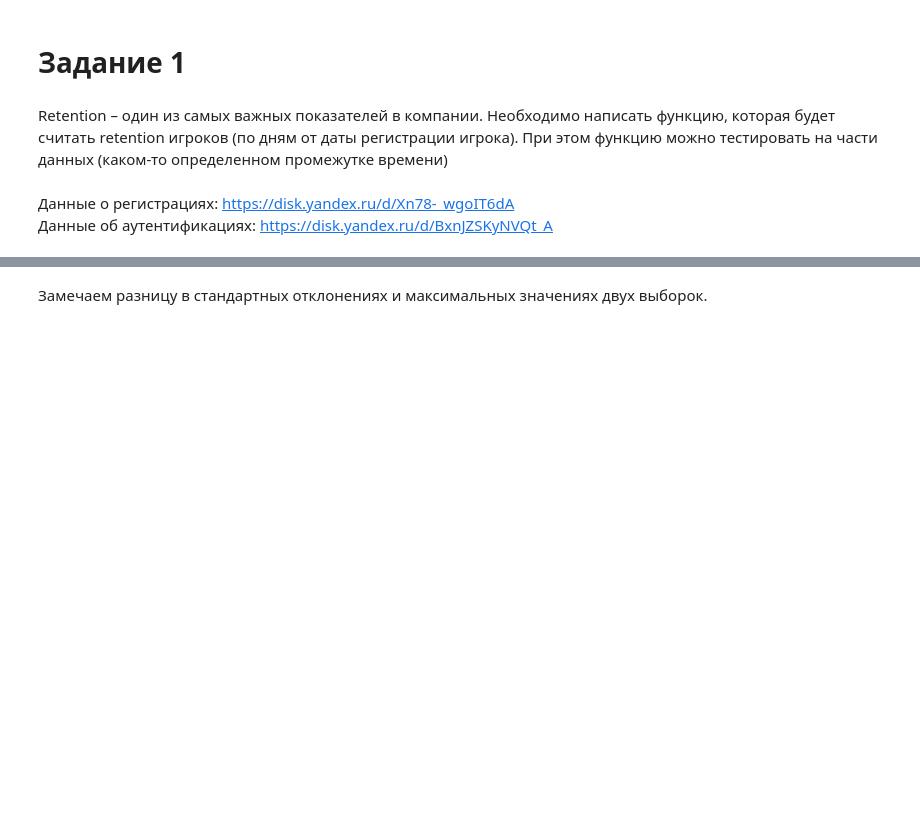
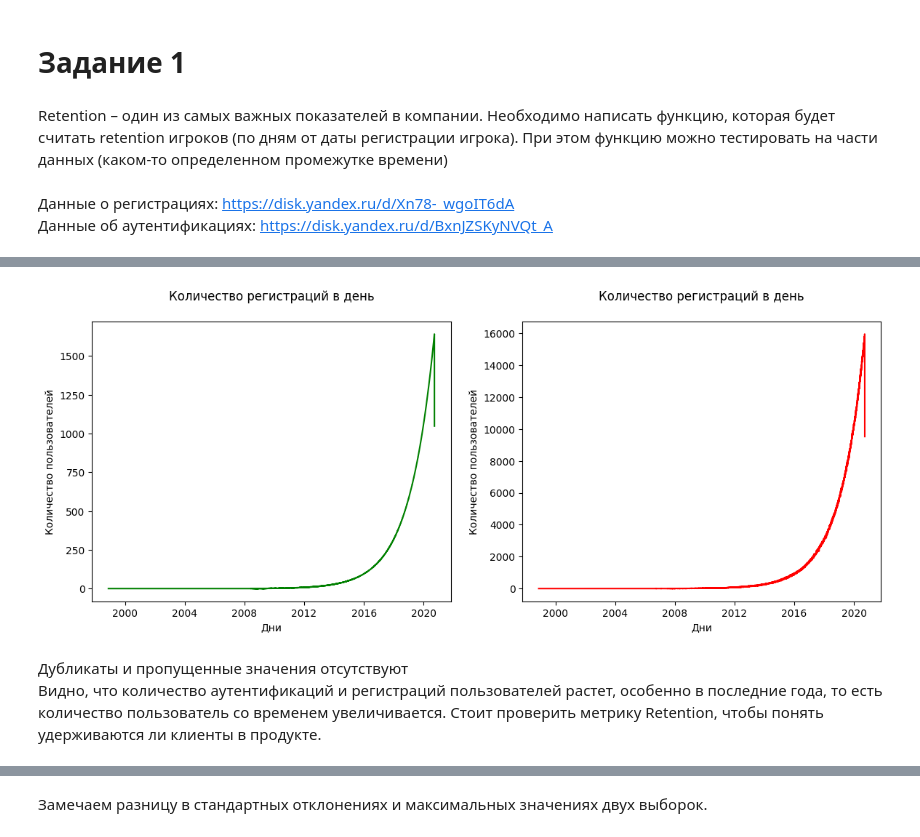
Before and after one commit to equi1p/game_analyst, a Jupyter notebook: Game_project.ipynb, the cells around one changed output, grey strips where cells are left out. Drawn from its saved outputs; the diff is of its cells as text; code cells hidden in the pictures; blank space fills up the shorter version.

```diff
--- a/Game_project.ipynb
+++ b/Game_project.ipynb
@@ -30,0 +67,4 @@ Retention – один из самых важных показателей в к
+# %%
+# Переведем дату в соответвующий формат
+reg.reg_ts = pd.to_datetime(reg.reg_ts, unit='s')
+auth.auth_ts = pd.to_datetime(auth.auth_ts, unit='s')
@@ -31,3 +89,31 @@ Retention – один из самых важных показателей в к
+# %%
+reg_auth = pd.merge(auth, reg, on = 'uid', how = 'left')
+# %%
+reg_auth['month_auth'] = reg_auth.auth_ts.dt.date
+reg_auth['month_reg'] = reg_auth.reg_ts.dt.date
+# %%
+reg_per_month = reg_auth.groupby('month_reg').uid.nunique()
+auth_per_month = reg_auth.groupby('month_auth').uid.nunique()
+# %%
+plt.figure(figsize=(14,5))
+plt.subplot(1,2,1)
+reg_per_month.plot(color = 'g')
+plt.title('Количество регистраций в день\n')
+plt.ylabel('Количество пользователей')
+plt.xlabel('Дни')
+
+plt.subplot(1,2,2)
+auth_per_month.plot(color = 'r')
+plt.title('Количество регистраций в день\n')
+plt.ylabel('Количество пользователей')
+plt.xlabel('Дни')
+
+plt.show()
+# %% [output]
+[figure, added]
+# %% [markdown]
+Дубликаты и пропущенные значения отсутствуют
+Видно, что количество аутентификаций и регистраций пользователей растет, особенно в последние года, то есть количество пользователь со временем увеличивается. Стоит проверить метрику Retention, чтобы понять удерживаются ли клиенты в продукте.
 # %%
 def retention(url_1, url_2, date_reg_1="1998-11-18", date_reg_2="2020-09-23"):
 
```
Also changed, not shown: parts of 30 cells of this notebook.
